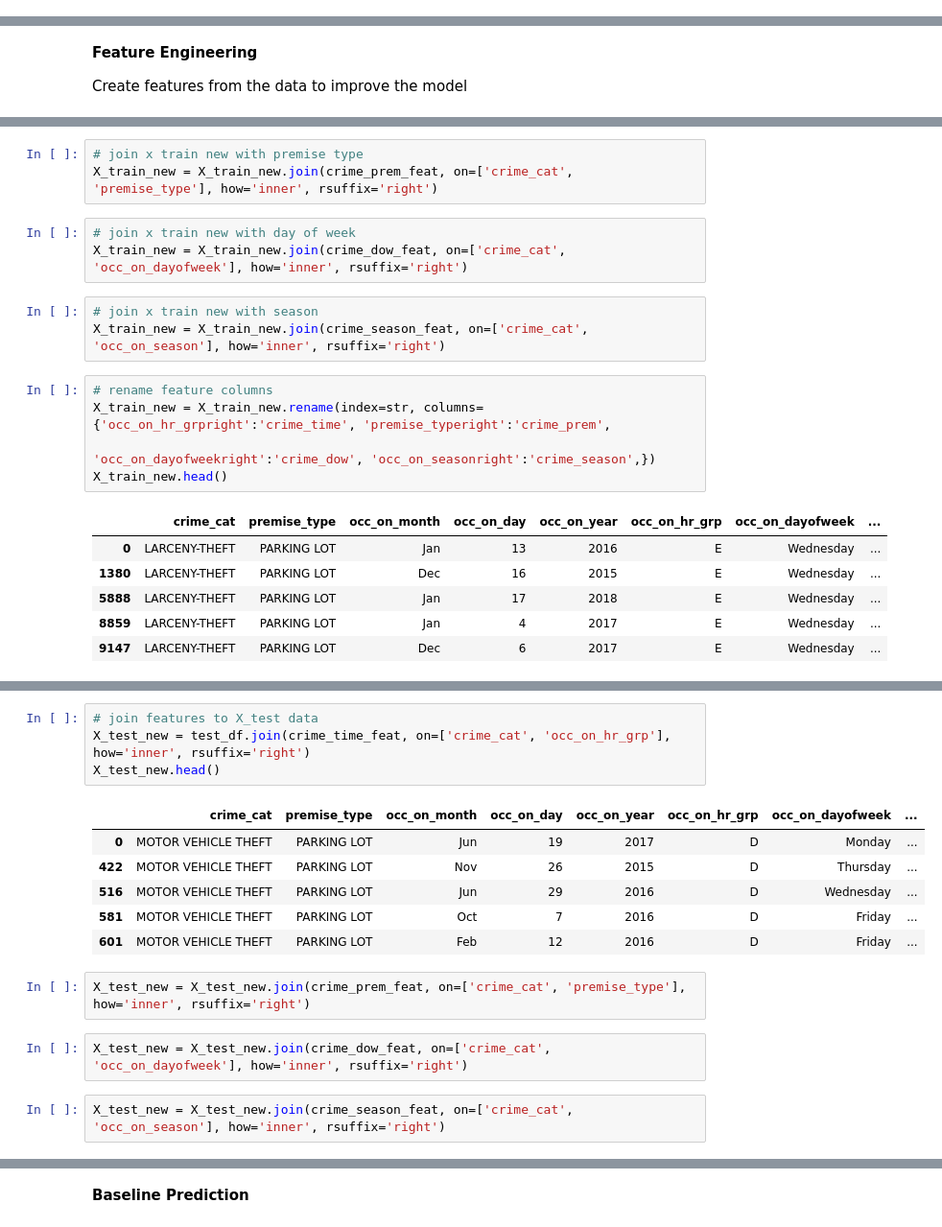
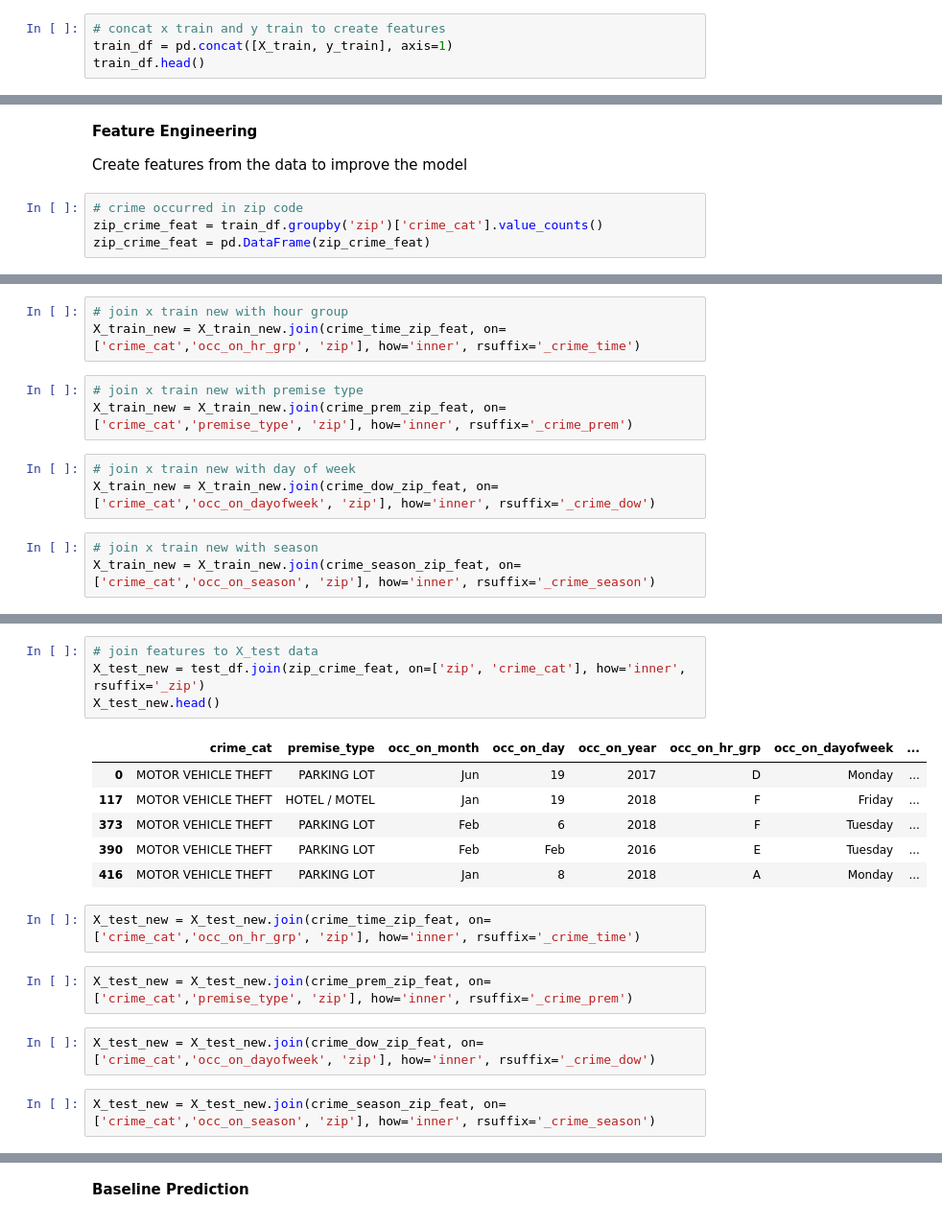
Before and after one commit to jpeterson28/DSCT_Capstone1, a Jupyter notebook: Code.ipynb, the cells around one changed output, grey strips where cells are left out. Shown at 96% size. Drawn from its saved outputs; the diff is of its cells as text.

```diff
--- a/Code.ipynb
+++ b/Code.ipynb
@@ -685,3 +685,7 @@ X_train = pd.DataFrame(X_train, columns=['crime_cat', 'premise_type', 'occ_on_mo
 X_test = pd.DataFrame(X_test, columns=['crime_cat', 'premise_type', 'occ_on_month', 'occ_on_day', 'occ_on_year', 'occ_on_hr_grp', 'occ_on_dayofweek', 'occ_on_season'])
 y_train = pd.DataFrame(y_train, columns=['zip'])
 y_test = pd.DataFrame(y_test, columns=['zip'])
+# %%
+# concat x train and y train to create features
+train_df = pd.concat([X_train, y_train], axis=1)
+train_df.head()
@@ -689,4 +700,8 @@ y_test = pd.DataFrame(y_test, columns=['zip'])
 **Feature Engineering**
 
 Create features from the data to improve the model
+# %%
+# crime occurred in zip code
+zip_crime_feat = train_df.groupby('zip')['crime_cat'].value_counts()
+zip_crime_feat = pd.DataFrame(zip_crime_feat)
 # %%
@@ -722,24 +734,15 @@ X_train_new.head()
+# %%
+# join x train new with hour group
+X_train_new = X_train_new.join(crime_time_zip_feat, on=['crime_cat','occ_on_hr_grp', 'zip'], how='inner', rsuffix='_crime_time')
 # %%
 # join x train new with premise type
-X_train_new = X_train_new.join(crime_prem_feat, on=['crime_cat', 'premise_type'], how='inner', rsuffix='right')
+X_train_new = X_train_new.join(crime_prem_zip_feat, on=['crime_cat','premise_type', 'zip'], how='inner', rsuffix='_crime_prem')
 # %%
 # join x train new with day of week
-X_train_new = X_train_new.join(crime_dow_feat, on=['crime_cat', 'occ_on_dayofweek'], how='inner', rsuffix='right')
+X_train_new = X_train_new.join(crime_dow_zip_feat, on=['crime_cat','occ_on_dayofweek', 'zip'], how='inner', rsuffix='_crime_dow')
 # %%
 # join x train new with season
-X_train_new = X_train_new.join(crime_season_feat, on=['crime_cat', 'occ_on_season'], how='inner', rsuffix='right')
+X_train_new = X_train_new.join(crime_season_zip_feat, on=['crime_cat','occ_on_season', 'zip'], how='inner', rsuffix='_crime_season')
-# %%
-# rename feature columns
-X_train_new = X_train_new.rename(index=str, columns={'occ_on_hr_grpright':'crime_time', 'premise_typeright':'crime_prem',
-                                                   'occ_on_dayofweekright':'crime_dow', 'occ_on_seasonright':'crime_season',})
-X_train_new.head()
-# %% [output]
-|  | crime_cat | premise_type | occ_on_month | occ_on_day | occ_on_year | occ_on_hr_grp | occ_on_dayofweek | ... |
-| 0 | LARCENY-THEFT | PARKING LOT | Jan | 13 | 2016 | E | Wednesday | ... |
-| 1380 | LARCENY-THEFT | PARKING LOT | Dec | 16 | 2015 | E | Wednesday | ... |
-| 5888 | LARCENY-THEFT | PARKING LOT | Jan | 17 | 2018 | E | Wednesday | ... |
-| 8859 | LARCENY-THEFT | PARKING LOT | Jan | 4 | 2017 | E | Wednesday | ... |
-| 9147 | LARCENY-THEFT | PARKING LOT | Dec | 6 | 2017 | E | Wednesday | ... |
 # %%
 # concat test X and test y
 test_df = pd.concat([X_test, y_test], axis=1)
@@ -753,18 +756,20 @@ test_df.head()
 | 4 | LARCENY-THEFT | FENCED COMMERCIAL YARD | Jul | 12 | 2016 | F | Tuesday | ... |
 # %%
 # join features to X_test data
-X_test_new = test_df.join(crime_time_feat, on=['crime_cat', 'occ_on_hr_grp'], how='inner', rsuffix='right')
+X_test_new = test_df.join(zip_crime_feat, on=['zip', 'crime_cat'], how='inner', rsuffix='_zip')
 X_test_new.head()
 # %% [output]
 |  | crime_cat | premise_type | occ_on_month | occ_on_day | occ_on_year | occ_on_hr_grp | occ_on_dayofweek | ... |
 | 0 | MOTOR VEHICLE THEFT | PARKING LOT | Jun | 19 | 2017 | D | Monday | ... |
-| 422 | MOTOR VEHICLE THEFT | PARKING LOT | Nov | 26 | 2015 | D | Thursday | ... |
-| 516 | MOTOR VEHICLE THEFT | PARKING LOT | Jun | 29 | 2016 | D | Wednesday | ... |
-| 581 | MOTOR VEHICLE THEFT | PARKING LOT | Oct | 7 | 2016 | D | Friday | ... |
-| 601 | MOTOR VEHICLE THEFT | PARKING LOT | Feb | 12 | 2016 | D | Friday | ... |
+| 117 | MOTOR VEHICLE THEFT | HOTEL / MOTEL | Jan | 19 | 2018 | F | Friday | ... |
+| 373 | MOTOR VEHICLE THEFT | PARKING LOT | Feb | 6 | 2018 | F | Tuesday | ... |
+| 390 | MOTOR VEHICLE THEFT | PARKING LOT | Feb | Feb | 2016 | E | Tuesday | ... |
+| 416 | MOTOR VEHICLE THEFT | PARKING LOT | Jan | 8 | 2018 | A | Monday | ... |
+# %%
+X_test_new = X_test_new.join(crime_time_zip_feat, on=['crime_cat','occ_on_hr_grp', 'zip'], how='inner', rsuffix='_crime_time')
 # %%
-X_test_new = X_test_new.join(crime_prem_feat, on=['crime_cat', 'premise_type'], how='inner', rsuffix='right')
+X_test_new = X_test_new.join(crime_prem_zip_feat, on=['crime_cat','premise_type', 'zip'], how='inner', rsuffix='_crime_prem')
 # %%
-X_test_new = X_test_new.join(crime_dow_feat, on=['crime_cat', 'occ_on_dayofweek'], how='inner', rsuffix='right')
+X_test_new = X_test_new.join(crime_dow_zip_feat, on=['crime_cat','occ_on_dayofweek', 'zip'], how='inner', rsuffix='_crime_dow')
 # %%
-X_test_new = X_test_new.join(crime_season_feat, on=['crime_cat', 'occ_on_season'], how='inner', rsuffix='right')
+X_test_new = X_test_new.join(crime_season_zip_feat, on=['crime_cat','occ_on_season', 'zip'], how='inner', rsuffix='_crime_season')
```
Also changed, not shown: parts of 17 cells of this notebook.
